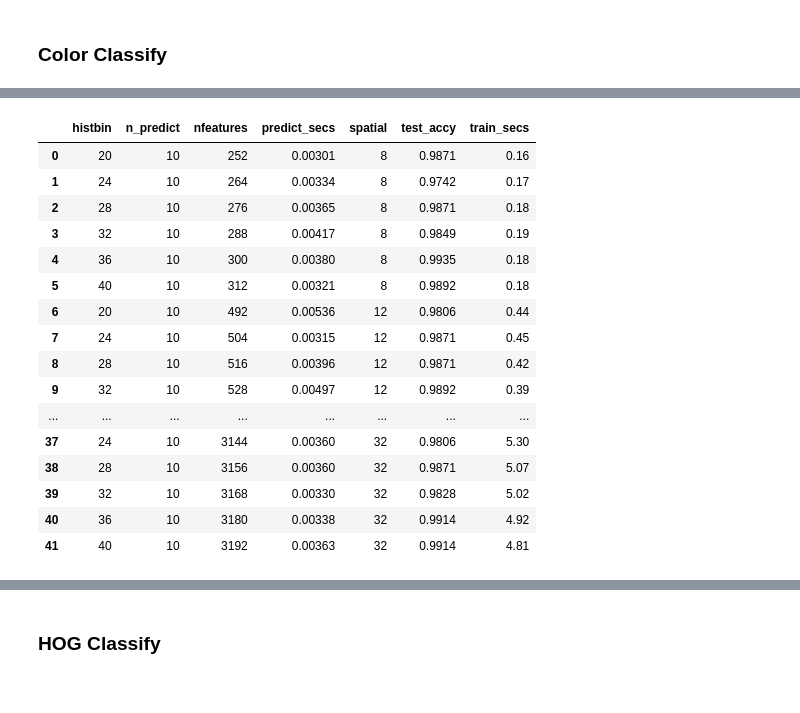
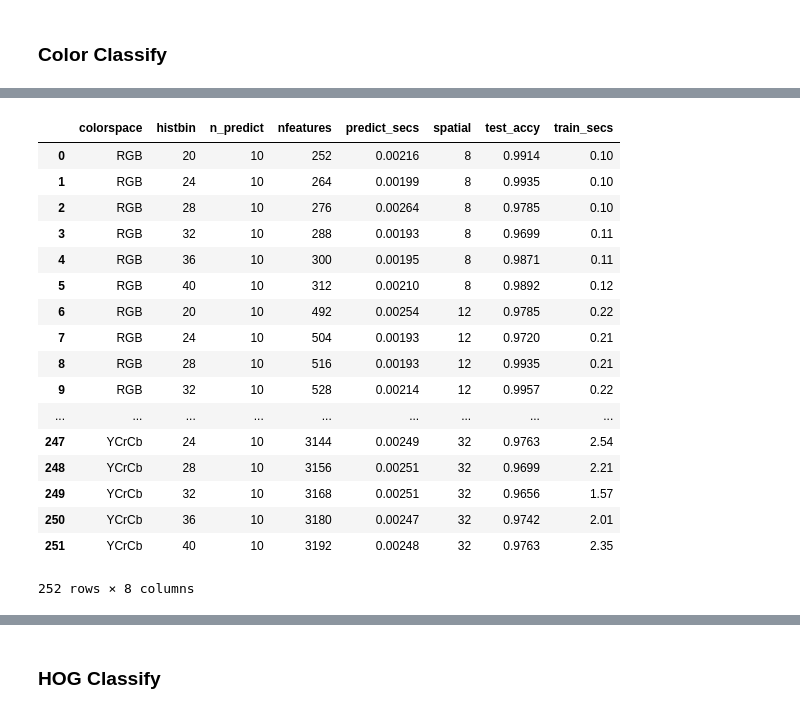
Before and after one commit to johnybang/CarND-Vehicle-Detection, a Jupyter notebook: lessons/Lessons-VehicleDetectionAndTracking.ipynb, the cells around one changed output, grey strips where cells are left out. Drawn from its saved outputs; the diff is of its cells as text; code cells hidden in the pictures.

Commit message:
parameter sweeps of entire smallset

```diff
--- a/lessons/Lessons-VehicleDetectionAndTracking.ipynb
+++ b/lessons/Lessons-VehicleDetectionAndTracking.ipynb
@@ -39,9 +39,9 @@ def plot3d(pixels, colors_rgb,
 
 
 # Read a color image
-scenes = glob.glob('*.png')
-cars = glob.glob('car_images/*.png')
-noncars = glob.glob('noncar_images/*.png')
+scenes = glob.glob('data/teeny_set/*.png')
+cars = glob.glob('data/teeny_set/car_images/*.png')
+noncars = glob.glob('data/teeny_set/noncar_images/*.png')
 imagefile = noncars[2]
 print(imagefile)
 img = cv2.imread(imagefile)
@@ -209,6 +209,8 @@ def extract_features(imgs, cspace='RGB', spatial_size=(32, 32),
                 feature_image = cv2.cvtColor(image, cv2.COLOR_RGB2HLS)
             elif cspace == 'YUV':
                 feature_image = cv2.cvtColor(image, cv2.COLOR_RGB2YUV)
+            elif cspace == 'YCrCb':
+                feature_image = cv2.cvtColor(image, cv2.COLOR_RGB2YCrCb)
         else: feature_image = np.copy(image)
         # Apply bin_spatial() to get spatial color features
         spatial_features = bin_spatial(feature_image, size=spatial_size)
@@ -221,7 +223,7 @@ def extract_features(imgs, cspace='RGB', spatial_size=(32, 32),
 
 
 # Read in car and non-car images
-images = glob.glob('*_smallset/*/*.jpeg')
+images = glob.glob('data/*_smallset/*/*.jpeg')
 cars = []
 notcars = []
 for image in images:
@@ -234,20 +236,21 @@ for image in images:
 # performs under different binning scenarios
 import itertools
 
+colorspace_list = ['RGB', 'HSV', 'LUV', 'HLS', 'YUV', 'YCrCb']
 spatials = [8,12,16,20,24,28,32]
 histbins = [20,24,28,32,36,40]
-params = itertools.product(spatials, histbins)
+params = itertools.product(colorspace_list, spatials, histbins)
 
 entries = []
 
-for spatial, histbin in params:
+for colorspace, spatial, histbin in params:
 
-    entry = {'spatial':spatial, 'histbin':histbin}
+    entry = {'colorspace':colorspace, 'spatial':spatial, 'histbin':histbin}
 
-    car_features = extract_features(cars, cspace='RGB', spatial_size=(spatial, spatial),
-                            hist_bins=histbin, hist_range=(0, 256))
-    notcar_features = extract_features(notcars, cspace='RGB', spatial_size=(spatial, spatial),
-                            hist_bins=histbin, hist_range=(0, 256))
+    car_features = extract_features(cars, cspace=colorspace, spatial_size=(spatial, spatial),
+                                    hist_bins=histbin, hist_range=(0, 256))
+    notcar_features = extract_features(notcars, cspace=colorspace, spatial_size=(spatial, spatial),
+                                       hist_bins=histbin, hist_range=(0, 256))
 
     # Create an array stack of feature vectors
     X = np.vstack((car_features, notcar_features)).astype(np.float64)
@@ -278,8 +281,8 @@ for spatial, histbin in params:
     print(round(t2-t, 2), 'Seconds to train SVC...')
     entry['train_secs'] = round(t2-t, 2)
     # Check the score of the SVC
-    print('Test Accuracy of SVC = ', round(svc.score(X_test, y_test), 4))
     entry['test_accy'] = round(svc.score(X_test, y_test), 4)
+    print('Test Accuracy of SVC = ', entry['test_accy'])
     # Check the prediction time for a single sample
     t=time.time()
     n_predict = 10
@@ -316,19 +319,20 @@ For these 10 labels:  [ 0.  1.  1.  1.  1.  0.  1.  0.  0.  1.]
-|  | histbin | n_predict | nfeatures | predict_secs | spatial | test_accy | train_secs |
-| 0 | 20 | 10 | 252 | 0.00301 | 8 | 0.9871 | 0.16 |
-| 1 | 24 | 10 | 264 | 0.00334 | 8 | 0.9742 | 0.17 |
-| 2 | 28 | 10 | 276 | 0.00365 | 8 | 0.9871 | 0.18 |
-| 3 | 32 | 10 | 288 | 0.00417 | 8 | 0.9849 | 0.19 |
-| 4 | 36 | 10 | 300 | 0.00380 | 8 | 0.9935 | 0.18 |
-| 5 | 40 | 10 | 312 | 0.00321 | 8 | 0.9892 | 0.18 |
-| 6 | 20 | 10 | 492 | 0.00536 | 12 | 0.9806 | 0.44 |
-| 7 | 24 | 10 | 504 | 0.00315 | 12 | 0.9871 | 0.45 |
-| 8 | 28 | 10 | 516 | 0.00396 | 12 | 0.9871 | 0.42 |
-| 9 | 32 | 10 | 528 | 0.00497 | 12 | 0.9892 | 0.39 |
-| ... | ... | ... | ... | ... | ... | ... | ... |
-| 37 | 24 | 10 | 3144 | 0.00360 | 32 | 0.9806 | 5.30 |
-| 38 | 28 | 10 | 3156 | 0.00360 | 32 | 0.9871 | 5.07 |
-| 39 | 32 | 10 | 3168 | 0.00330 | 32 | 0.9828 | 5.02 |
-| 40 | 36 | 10 | 3180 | 0.00338 | 32 | 0.9914 | 4.92 |
-| 41 | 40 | 10 | 3192 | 0.00363 | 32 | 0.9914 | 4.81 |
+|  | colorspace | histbin | n_predict | nfeatures | predict_secs | spatial | test_accy | train_secs |
+| 0 | RGB | 20 | 10 | 252 | 0.00216 | 8 | 0.9914 | 0.10 |
+| 1 | RGB | 24 | 10 | 264 | 0.00199 | 8 | 0.9935 | 0.10 |
+| 2 | RGB | 28 | 10 | 276 | 0.00264 | 8 | 0.9785 | 0.10 |
+| 3 | RGB | 32 | 10 | 288 | 0.00193 | 8 | 0.9699 | 0.11 |
+| 4 | RGB | 36 | 10 | 300 | 0.00195 | 8 | 0.9871 | 0.11 |
+| 5 | RGB | 40 | 10 | 312 | 0.00210 | 8 | 0.9892 | 0.12 |
+| 6 | RGB | 20 | 10 | 492 | 0.00254 | 12 | 0.9785 | 0.22 |
+| 7 | RGB | 24 | 10 | 504 | 0.00193 | 12 | 0.9720 | 0.21 |
+| 8 | RGB | 28 | 10 | 516 | 0.00193 | 12 | 0.9935 | 0.21 |
+| 9 | RGB | 32 | 10 | 528 | 0.00214 | 12 | 0.9957 | 0.22 |
+| ... | ... | ... | ... | ... | ... | ... | ... | ... |
+| 247 | YCrCb | 24 | 10 | 3144 | 0.00249 | 32 | 0.9763 | 2.54 |
+| 248 | YCrCb | 28 | 10 | 3156 | 0.00251 | 32 | 0.9699 | 2.21 |
+| 249 | YCrCb | 32 | 10 | 3168 | 0.00251 | 32 | 0.9656 | 1.57 |
+| 250 | YCrCb | 36 | 10 | 3180 | 0.00247 | 32 | 0.9742 | 2.01 |
+| 251 | YCrCb | 40 | 10 | 3192 | 0.00248 | 32 | 0.9763 | 2.35 |
+252 rows × 8 columns
 # %%
 import tabulate
```
Also changed, not shown: parts of 8 cells of this notebook, 2 other files.
